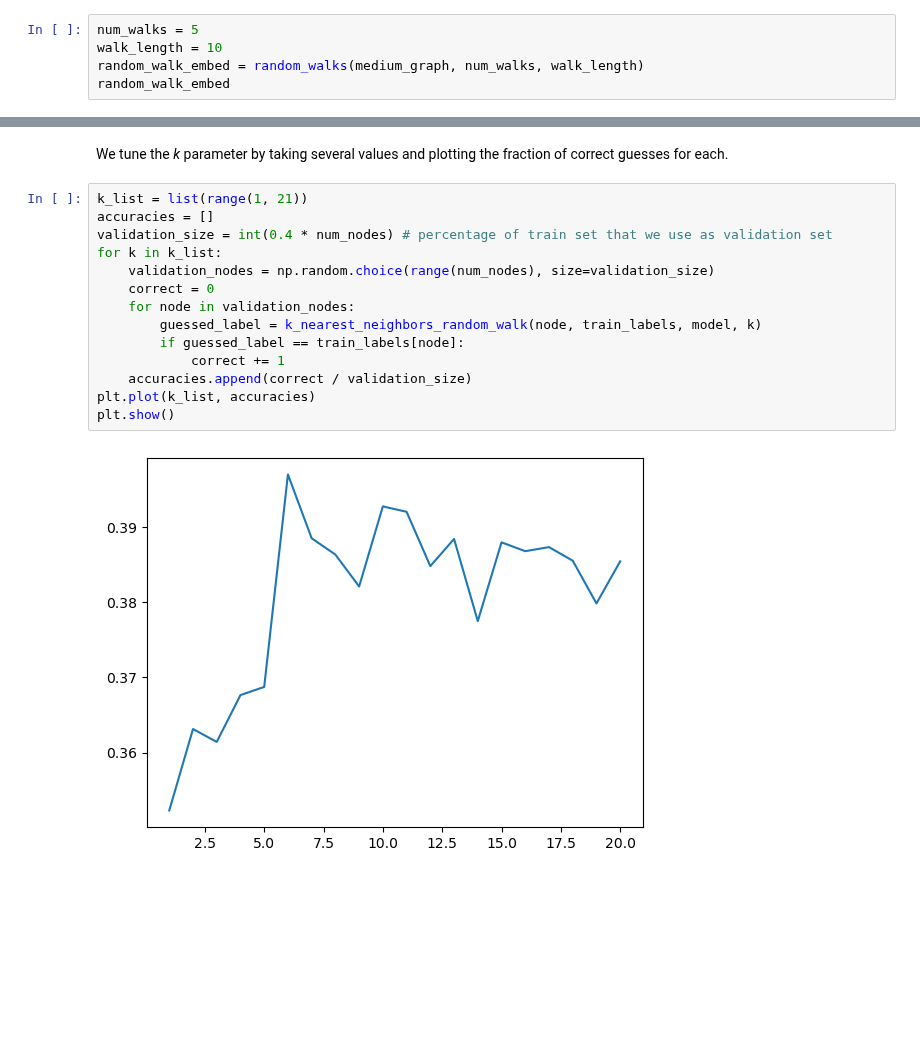
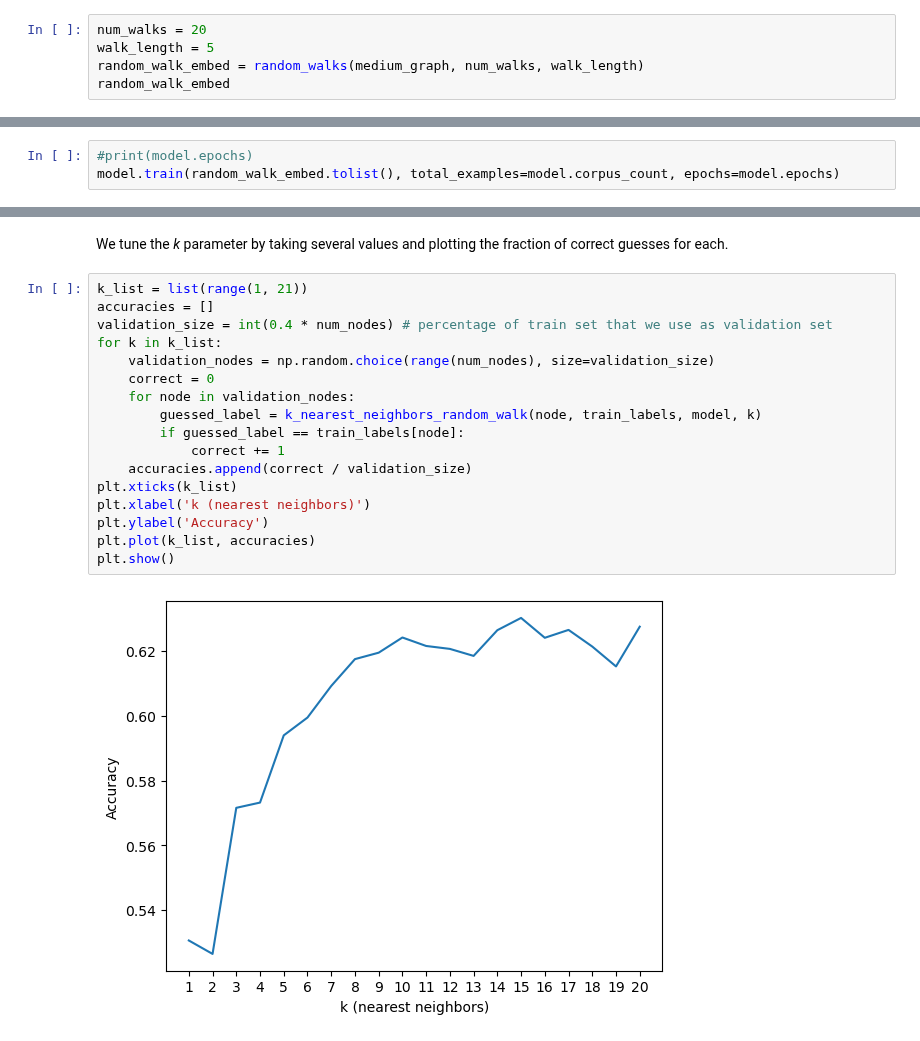
Before and after one commit to datchemguy/dm, a Jupyter notebook: dm2/pipeline.ipynb, the cells around one changed output, grey strips where cells are left out. Cells and saved outputs as stored; diff of their text form; blank space fills up the shorter version.

Commit message:
trained word2vec

```diff
--- a/dm2/pipeline.ipynb
+++ b/dm2/pipeline.ipynb
@@ -185,8 +185,8 @@ def random_walks(graph: nx.Graph, num_walks: int, walk_length: int) -> np.ndarra
 # %% [markdown]
 We treat isolated nodes by making them walk back to themselves. This way, they are entirely similar to themselves, and others are not similar to them at all.
 # %%
-num_walks = 5
-walk_length = 10
+num_walks = 20
+walk_length = 5
 random_walk_embed = random_walks(medium_graph, num_walks, walk_length)
 random_walk_embed
 # %% [output]
@@ -202,3 +202,6 @@ We create a Word2Vec model and we build its vocabulary using these random walks
 # %%
 model = Word2Vec()
 model.build_vocab(random_walk_embed)
+# %%
+#print(model.epochs)
+model.train(random_walk_embed.tolist(), total_examples=model.corpus_count, epochs=model.epochs)
@@ -247,17 +252,20 @@ We tune the _k_ parameter by taking several values and plotting the fraction of
 # %%
 k_list = list(range(1, 21))
 accuracies = []
 validation_size = int(0.4 * num_nodes) # percentage of train set that we use as validation set
 for k in k_list:
     validation_nodes = np.random.choice(range(num_nodes), size=validation_size)
     correct = 0
     for node in validation_nodes:
         guessed_label = k_nearest_neighbors_random_walk(node, train_labels, model, k)
         if guessed_label == train_labels[node]:
             correct += 1
     accuracies.append(correct / validation_size)
+plt.xticks(k_list)
+plt.xlabel('k (nearest neighbors)')
+plt.ylabel('Accuracy')
 plt.plot(k_list, accuracies)
 plt.show()
 # %% [output]
-[figure, old version]
+[figure, new version]
 # %%
```
Also changed, not shown: parts of 3 cells of this notebook.
